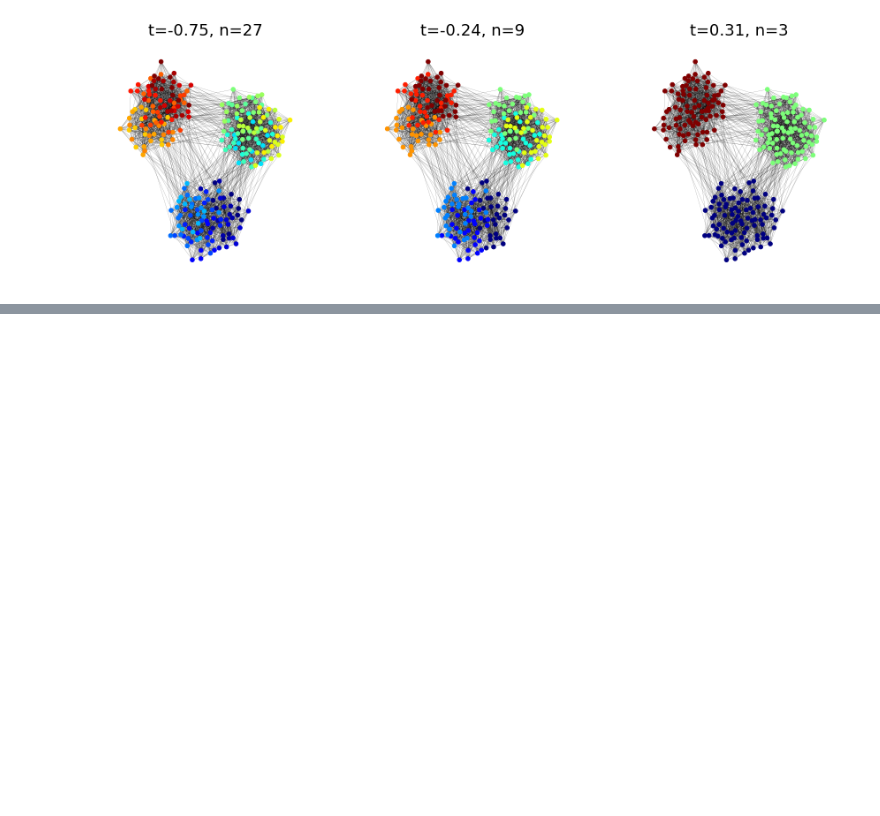
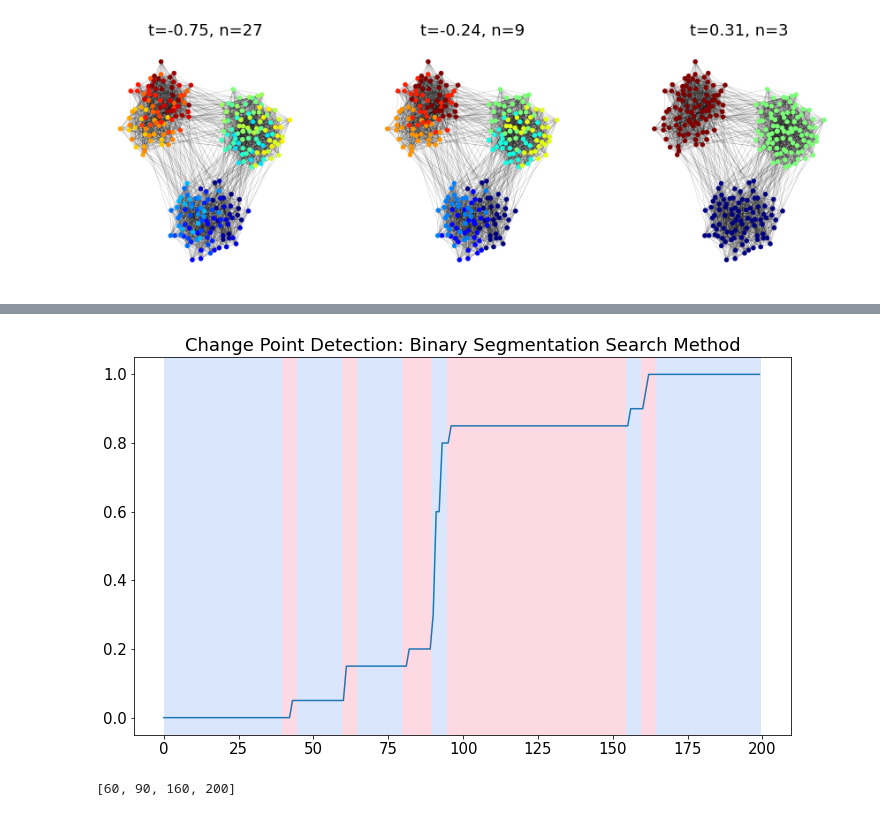
Before and after one commit to barahona-research-group/MCF, a Jupyter notebook: notebooks/220426_SBM.ipynb, the cells around one changed output, grey strips where cells are left out. Saved outputs shown, nothing was run; the diff lists cells and outputs as text; code cells hidden in the pictures; blank space fills up the shorter version.

```diff
--- a/notebooks/220426_SBM.ipynb
+++ b/notebooks/220426_SBM.ipynb
@@ -331,0 +333,11 @@ plt.savefig(root_fig +'NVI_Comparison.pdf', dpi=fig.dpi,bbox_inches='tight')
+# %%
+death_count = compute_combined_death_count(msf,[1,2])
+birth_count = compute_combined_birth_count(msf,[0,1,2])
+# %%
+# compute death density
+death_total = np.sum(death_count)
+death_density = death_count / death_total
+
+# compute birth density
+birth_total = np.sum(birth_count)
+birth_density = birth_count / birth_total
@@ -331,0 +346,17 @@ plt.savefig(root_fig +'NVI_Comparison.pdf', dpi=fig.dpi,bbox_inches='tight')
+# %%
+points = np.cumsum(death_density[:-1])
+# %%
+#Changepoint detection with the Binary Segmentation search method
+model = "l2"
+algo = rpt.Binseg(model=model).fit(points)
+my_bkps = algo.predict(n_bkps=10)
+# show results
+rpt.show.display(points, my_bkps, figsize=(10, 6))
+plt.title('Change Point Detection: Binary Segmentation Search Method')
+plt.show()
+# %% [output]
+[figure, added]
+# %%
+my_bkps
+# %% [output]
+[60, 90, 160, 200]
```
Also changed, not shown: parts of 23 cells of this notebook, 13 other files.
